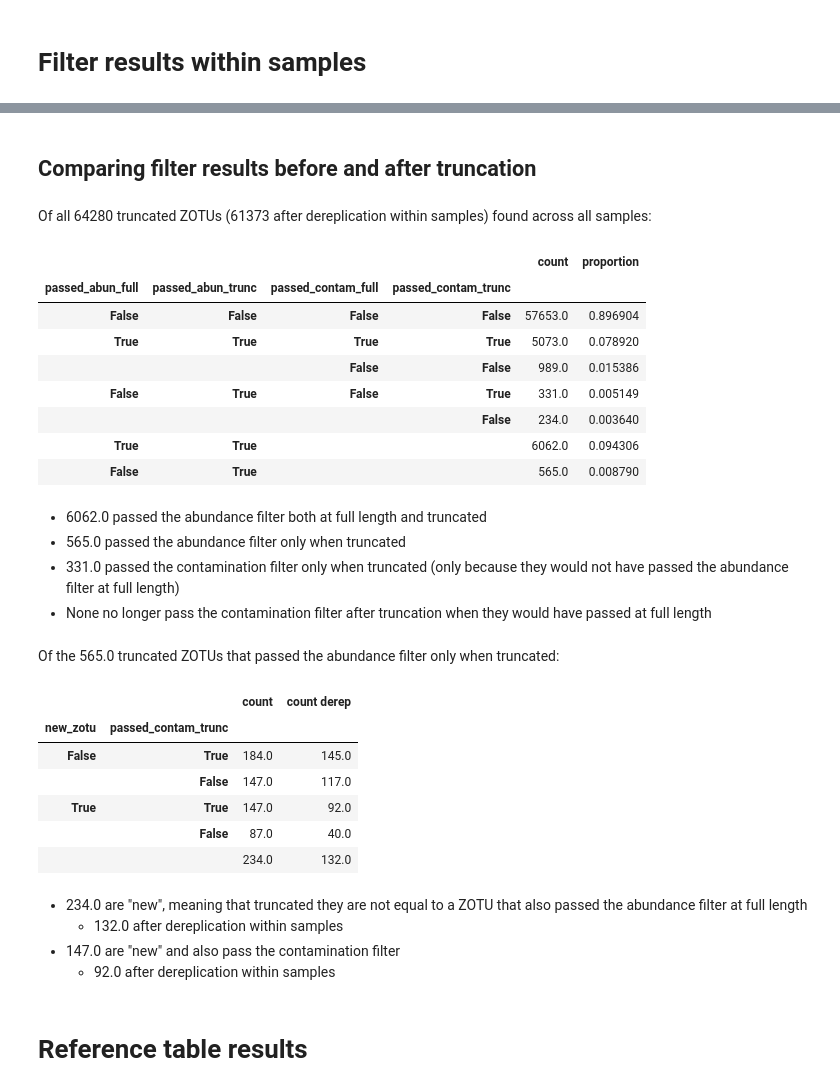
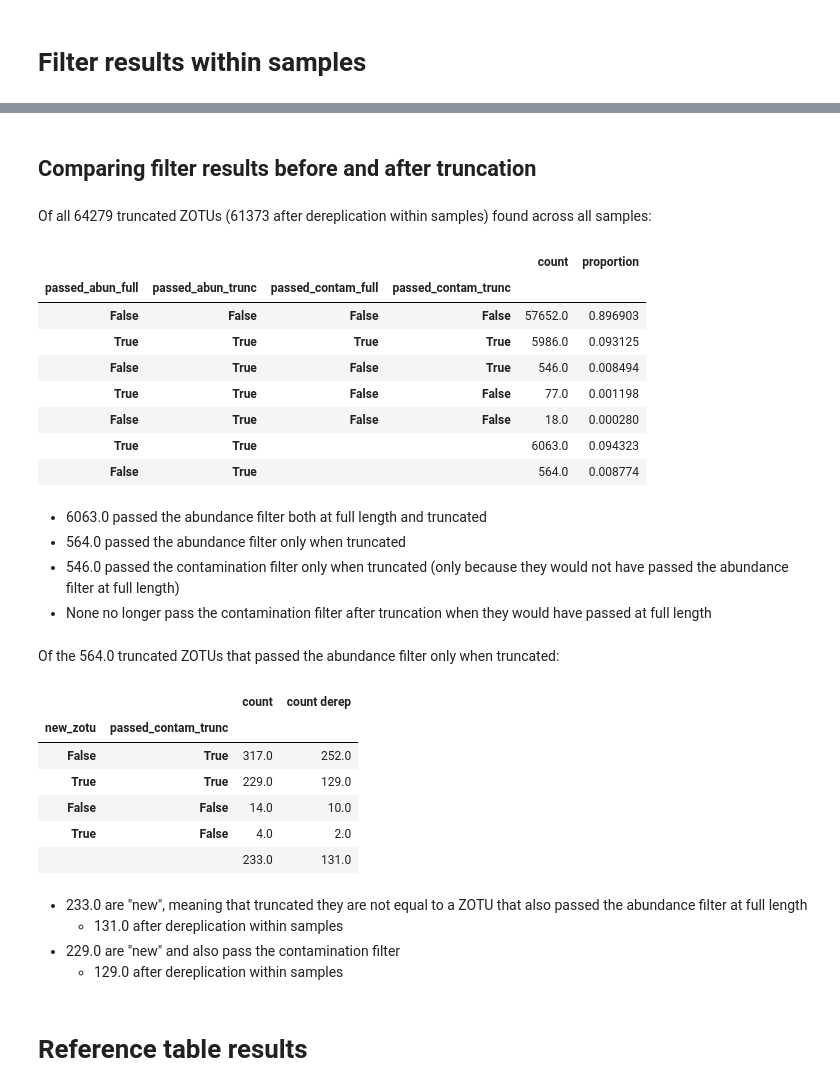
Before and after one commit to SethGG/mycodiversity-arise, a Jupyter notebook: 7_data_analysis.ipynb, the cells around one changed output, grey strips where cells are left out. Saved outputs shown, nothing was run; the diff lists cells and outputs as text; code cells hidden in the pictures.

```diff
--- a/7_data_analysis.ipynb
+++ b/7_data_analysis.ipynb
@@ -7,7 +7,7 @@ import os
 from IPython.display import Markdown as md
 # %%
 output_tables = "output_tables"
-run_dir_name = "2024_11_11_14_53_output"
+run_dir_name = "2024_11_18_16_07_output"
 run_dir = os.path.join(output_tables, run_dir_name)
 
 df_sample_mapping = pd.read_csv(os.path.join(output_tables, "sample_mapping.csv"))
@@ -21,3 +21,20 @@ df_refseq = pd.read_csv(os.path.join(run_dir, "refseq_table_pk.csv"))
 
 df_refseq_srr_mapping_full = pd.read_csv(os.path.join(run_dir, "mapping_table_pk_zotu_srr_full.csv"))
 df_refseq_srr_mapping = pd.read_csv(os.path.join(run_dir, "mapping_table_pk_zotu_srr.csv"))
+
+df_refseq_tax_full = pd.read_csv(os.path.join(run_dir, "refseq_table_pk_full_tax.csv"))
+df_refseq_tax = pd.read_csv(os.path.join(run_dir, "refseq_table_pk_tax.csv"))
+# %%
+# Merged table for analyzing results
+df = df_sample_mapping.merge(df_truncate_mapping, on=["srr_name"], how="right")
+df = df.merge(df_filter_mapping_full, on=["srr_name", "zotu_id"], how="left")
+df = df.merge(df_filter_mapping.rename(columns={"zotu_id": "trunc_zotu_id"}), on=["srr_name", "trunc_zotu_id"],
+              suffixes=("_full", "_trunc"), how="left")
+df = df.merge(df_refseq_srr_mapping_full, on=["srr_name", "zotu_id"], how="left")
+df = df.merge(df_refseq_srr_mapping.rename(columns={"zotu_id": "trunc_zotu_id"}),
+                                                        on=["srr_name", "trunc_zotu_id"], suffixes=("_full", "_trunc"), how="left")
+df = df.merge(df_refseq_tax_full.rename(columns={"refsequence_pk": "refsequence_pk_full"}), on=["refsequence_pk_full"], how="left")
+df = df.merge(df_refseq_tax.rename(
+    columns={"refsequence_pk": "refsequence_pk_trunc"}),on=["refsequence_pk_trunc"], suffixes=("_full", "_trunc"), how="left")
+
+display(df.info())
@@ -24,10 +60,2 @@ df_refseq_srr_mapping = pd.read_csv(os.path.join(run_dir, "mapping_table_pk_zotu
 # %% [markdown]
 # Filter results within samples
-# %%
-# Merged table for analyzing filter results
-display(md("## Merged table for analyzing filter results"))
-df_merged_filter = df_truncate_mapping.merge(df_filter_mapping_full, on=["srr_name", "zotu_id"], how="left")
-df_merged_filter = df_merged_filter.merge(df_filter_mapping.rename(columns={"zotu_id": "trunc_zotu_id"}), on=["srr_name", "trunc_zotu_id"],
-              suffixes=("_full", "_trunc"), how="left")
-df = df_merged_filter
-display(df.describe())
@@ -178,63 +199,62 @@ display(md(f"Of all {df_trunc.shape[0]} truncated ZOTUs ({df_trunc_derep.shape[0
 display(df_abun_compare_counts)
 
 num_passed_abun_both = df_abun_compare_counts.loc[(True, True, '', '')]['count']
 num_passed_abun = df_abun_compare_counts.loc[(False, True, '', '')]['count']
 num_passed_contam = df_abun_compare_counts.loc[(slice(None), slice(None), False, True)]['count'].sum()
 display(md(f"- {num_passed_abun_both} passed the abundance filter both at full length and truncated\n"
-           #f"\t- This is equal to {num_passed_abun_full} - {num_passed_abun_disc} = {num_passed_abun_full-num_passed_abun_disc}, "
-           #"what passed the abundance filter at full length subtracted by what would have passed the abundance filter in the discarded ZOTUs\n"
            f"- {num_passed_abun} passed the abundance filter only when truncated\n"
            f"- {num_passed_contam} passed the contamination filter only when truncated\n (only because they would not have passed the abundance filter at full length)\n"
            "- None no longer pass the contamination filter after truncation when they would have passed at full length"))
 
-df_new_abun = df[(df['passed_abun_full'] == False) & (df['passed_abun_trunc'] == True)][['srr_name', 'trunc_zotu_id', 'passed_contam_trunc']]
-df_pass_abun_full = df[df['passed_abun_full'] == True][['srr_name', 'trunc_zotu_id']].drop_duplicates()
-df_new_abun = df_new_abun.merge(df_pass_abun_full, how='left', indicator=True).set_index(df_new_abun.index)
+df_new_abun = df[(df['passed_abun_full'] == False) & (df['passed_abun_trunc'] == True)]
+df_abun_full_unique_trunc = df[df['passed_abun_full'] == True][['srr_name', 'trunc_zotu_id']].drop_duplicates()
+df_new_abun = df_new_abun.merge(df_abun_full_unique_trunc,
+                                on=['srr_name', 'trunc_zotu_id'], how='left', indicator=True).set_index(df_new_abun.index)
 df_new_abun['new_zotu'] = df_new_abun['_merge'] == 'left_only'
 df_new_abun = df_new_abun.drop(columns=['_merge'])
 df_new_abun_counts = pd.DataFrame.join(
     df_new_abun.value_counts(subset=['new_zotu', 'passed_contam_trunc']),
-    df_new_abun.drop_duplicates().value_counts(subset=['new_zotu', 'passed_contam_trunc']), rsuffix=" derep")
+    df_new_abun.drop_duplicates(subset=['srr_name', 'trunc_zotu_id']).value_counts(subset=['new_zotu', 'passed_contam_trunc']), rsuffix=" derep")
 df_new_abun_counts.loc[(True,""),:] = df_new_abun_counts.loc[(True, slice(None))][['count', 'count derep']].sum()
 display(md(f"Of the {num_passed_abun} truncated ZOTUs that passed the abundance filter only when truncated:"))
 display(df_new_abun_counts)
 
 num_new_abun = df_new_abun_counts.loc[(True,'')]['count']
 num_new_abun_derep = df_new_abun_counts.loc[(True,'')]['count derep']
 num_new_contam = df_new_abun_counts.loc[(True,True)]['count']
 num_new_contam_derep = df_new_abun_counts.loc[(True,True)]['count derep']
 display(md(f"- {num_new_abun} are \"new\", meaning that truncated they are not equal to a ZOTU that also passed the abundance filter at full length\n"
            f"\t- {num_new_abun_derep} after dereplication within samples\n"
            f"- {num_new_contam} are \"new\" and also pass the contamination filter\n"
            f"\t- {num_new_contam_derep} after dereplication within samples"))
 # %% [output]
 ## Comparing filter results before and after truncation
-Of all 64280 truncated ZOTUs (61373 after dereplication within samples) found across all samples:
+Of all 64279 truncated ZOTUs (61373 after dereplication within samples) found across all samples:
 |  |  |  |  | count | proportion |
 | passed_abun_full | passed_abun_trunc | passed_contam_full | passed_contam_trunc |  |  |
-| False | False | False | False | 57653.0 | 0.896904 |
-| True | True | True | True | 5073.0 | 0.078920 |
-|  |  | False | False | 989.0 | 0.015386 |
-| False | True | False | True | 331.0 | 0.005149 |
-|  |  |  | False | 234.0 | 0.003640 |
-| True | True |  |  | 6062.0 | 0.094306 |
-| False | True |  |  | 565.0 | 0.008790 |
+| False | False | False | False | 57652.0 | 0.896903 |
+| True | True | True | True | 5986.0 | 0.093125 |
+| False | True | False | True | 546.0 | 0.008494 |
+| True | True | False | False | 77.0 | 0.001198 |
+| False | True | False | False | 18.0 | 0.000280 |
+| True | True |  |  | 6063.0 | 0.094323 |
+| False | True |  |  | 564.0 | 0.008774 |
-- 6062.0 passed the abundance filter both at full length and truncated
-- 565.0 passed the abundance filter only when truncated
-- 331.0 passed the contamination filter only when truncated
+- 6063.0 passed the abundance filter both at full length and truncated
+- 564.0 passed the abundance filter only when truncated
+- 546.0 passed the contamination filter only when truncated
  (only because they would not have passed the abundance filter at full length)
 - None no longer pass the contamination filter after truncation when they would have passed at full length
-Of the 565.0 truncated ZOTUs that passed the abundance filter only when truncated:
+Of the 564.0 truncated ZOTUs that passed the abundance filter only when truncated:
 |  |  | count | count derep |
 | new_zotu | passed_contam_trunc |  |  |
-| False | True | 184.0 | 145.0 |
-|  | False | 147.0 | 117.0 |
-| True | True | 147.0 | 92.0 |
-|  | False | 87.0 | 40.0 |
-|  |  | 234.0 | 132.0 |
+| False | True | 317.0 | 252.0 |
+| True | True | 229.0 | 129.0 |
+| False | False | 14.0 | 10.0 |
+| True | False | 4.0 | 2.0 |
+|  |  | 233.0 | 131.0 |
-- 234.0 are "new", meaning that truncated they are not equal to a ZOTU that also passed the abundance filter at full length
-	- 132.0 after dereplication within samples
-- 147.0 are "new" and also pass the contamination filter
-	- 92.0 after dereplication within samples
+- 233.0 are "new", meaning that truncated they are not equal to a ZOTU that also passed the abundance filter at full length
+	- 131.0 after dereplication within samples
+- 229.0 are "new" and also pass the contamination filter
+	- 129.0 after dereplication within samples
 # %% [markdown]
 # Reference table results
```
Also changed, not shown: parts of 15 cells of this notebook, 2 other files.
